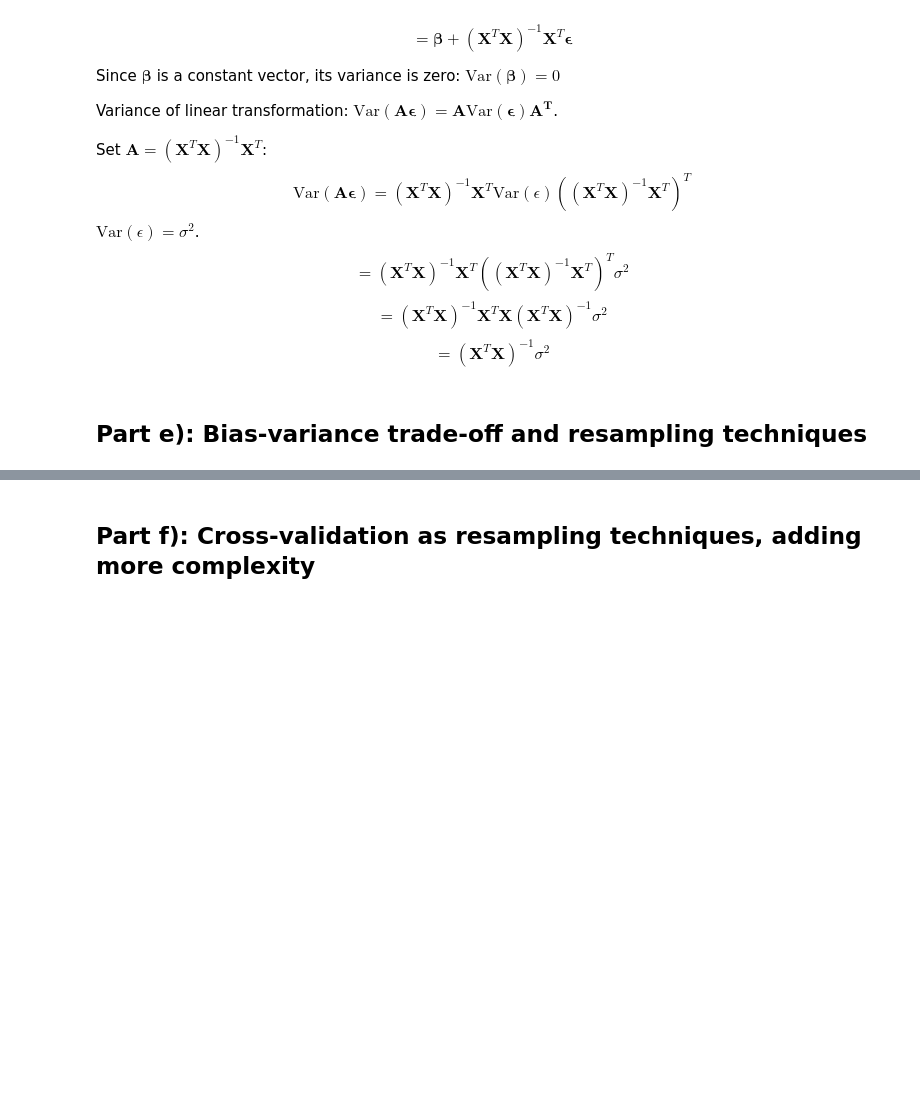
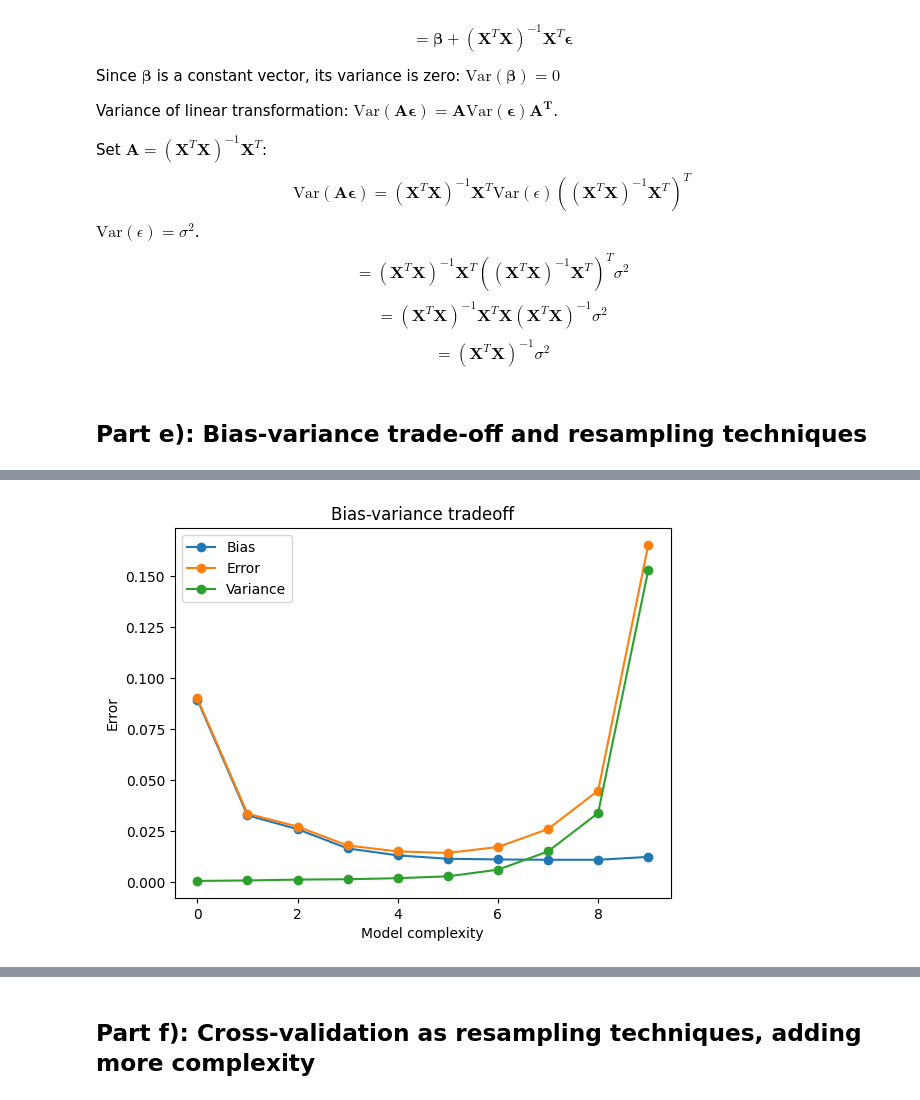
Before and after one commit to hishemok/FYS-STK4155, a Jupyter notebook: Project1/Project1.ipynb, the cells around one changed output, grey strips where cells are left out. Drawn from its saved outputs; the diff is of its cells as text; code cells hidden in the pictures; blank space fills up the shorter version.

Commit message:
Bias Variance tradeoff slight improvement..

```diff
--- a/Project1/Project1.ipynb
+++ b/Project1/Project1.ipynb
@@ -523,0 +450,82 @@ Var: 4.084590375293431e-05
+# %%
+import numpy as np
+from sklearn.model_selection import train_test_split
+from sklearn.utils import resample
+import matplotlib.pyplot as plt
+from sklearn.preprocessing import PolynomialFeatures
+from sklearn.linear_model import LinearRegression
+from sklearn.pipeline import make_pipeline
+from sklearn.linear_model import Ridge, Lasso
+
+
+
+# Number of bootstrap samples and max polynomial degree
+n_boostraps = 200
+maxdegree = 10
+
+error = np.zeros(maxdegree)
+bias = np.zeros(maxdegree)
+variance = np.zeros(maxdegree)
+polydegree = np.zeros(maxdegree)
+
+lam = 1e-4
+
+z = FrankeFunction(xm, ym, noisefactor=0.1)
+
+x_flat = xm.flatten()
+y_flat = ym.flatten()
+z_flat = z.flatten()
+
+# Initialize lists to store MSE for each model
+mse_ols_cv = []
+mse_ridge_cv = []
+mse_lasso_cv = []
+
+x_train,x_test,y_train,y_test,z_train,z_test = train_test_split(x_flat,y_flat,z_flat,test_size=0.2)
+X_train = np.c_[x_train, y_train]
+X_test = np.c_[x_test, y_test]
+batch_size = 150  # Batches help introduce randomness in the data, leading to better estimates for
+
+for degree in range(maxdegree):
+    model = make_pipeline(PolynomialFeatures(degree=degree), LinearRegression(fit_intercept=False))
+    z_pred = np.empty((z_test.shape[0], n_boostraps))
+
+    mse = np.zeros(n_boostraps)
+
+    for i in range(n_boostraps):
+        X_, z_ = resample(X_train, z_train)
+        indices = np.random.choice(len(X_train), size=batch_size, replace=True)
+        X_batch = X_train[indices]
+        z_batch = z_train[indices]
+
+        z_pred[:, i] = model.fit(X_batch, z_batch).predict(X_test).ravel()
+
+
+        mse[i] = mean_squared_error(z_test, z_pred[:, i])
+
+
+    polydegree[degree] = degree
+    error[degree] = np.mean(mse)  # Average MSE over bootstrap samples
+    mean_prediction = np.mean(z_pred, axis=1)
+    bias[degree] = np.mean((z_test - mean_prediction) ** 2)  # Calculate bias squared
+    variance[degree] = np.mean(np.var(z_pred, axis=1))  # Calculate the average variance
+
+
+
+
+    print('Polynomial degree:', degree)
+    print('Error:', error[degree])
+    print('Bias^2:', bias[degree])
+    print('Variance:', variance[degree])
+
+
+plt.figure()
+plt.plot(polydegree, bias,'-o', label='Bias')
+plt.plot(polydegree, error, '-o',label='Error')
+plt.plot(polydegree, variance, '-o',label='Variance')
+plt.legend()
+plt.xlabel('Model complexity')
+plt.ylabel('Error')
+plt.title('Bias-variance tradeoff')
+plt.show()
+# %% [output]
@@ -523,0 +549 @@ Var: 4.084590375293431e-05
+[figure, added]
```
Also changed, not shown: parts of 10 cells of this notebook.
